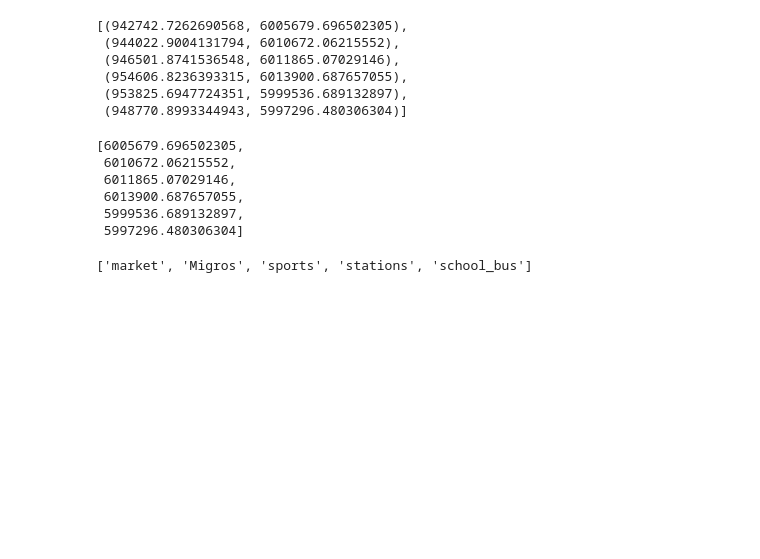
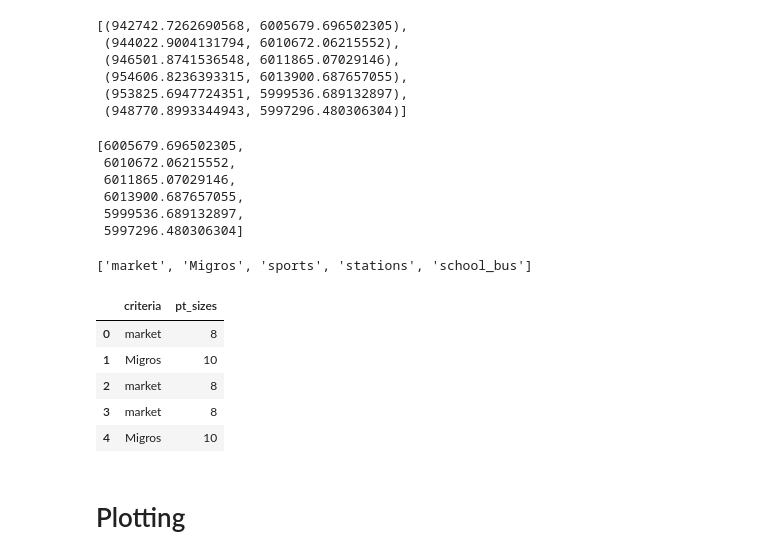
Before and after one commit to BarrySunderland/propulsion-migros-data-challange-oana-barry-fabio, a Jupyter notebook: plotting.ipynb, the cells around one changed output. Cells and saved outputs as stored; diff of their text form; code cells hidden in the pictures; blank space fills up the shorter version.

Commit message:
plotting update

```diff
--- a/plotting.ipynb
+++ b/plotting.ipynb
@@ -327,6 +409,19 @@ brem_x, brem_y = merc_proj(brem)
 list(df_feat['criteria'].unique())
 # %% [output]
 ['market', 'Migros', 'sports', 'stations', 'school_bus']
+# %%
+pt_size_dict = { 'Migros':10,'market':8, 'sports':4, 'stations':6, 'school_bus':4}
+df_feat['pt_sizes'] = df_feat['criteria'].map(pt_size_dict)
+df_feat[['criteria','pt_sizes']].head()
+# %% [output]
+|  | criteria | pt_sizes |
+| 0 | market | 8 |
+| 1 | Migros | 10 |
+| 2 | market | 8 |
+| 3 | market | 8 |
+| 4 | Migros | 10 |
+# %% [markdown]
+# Plotting
 # %%
 
 output_file("migros_challenge.html")
```
Also changed, not shown: parts of 21 cells of this notebook, 5 other files.
